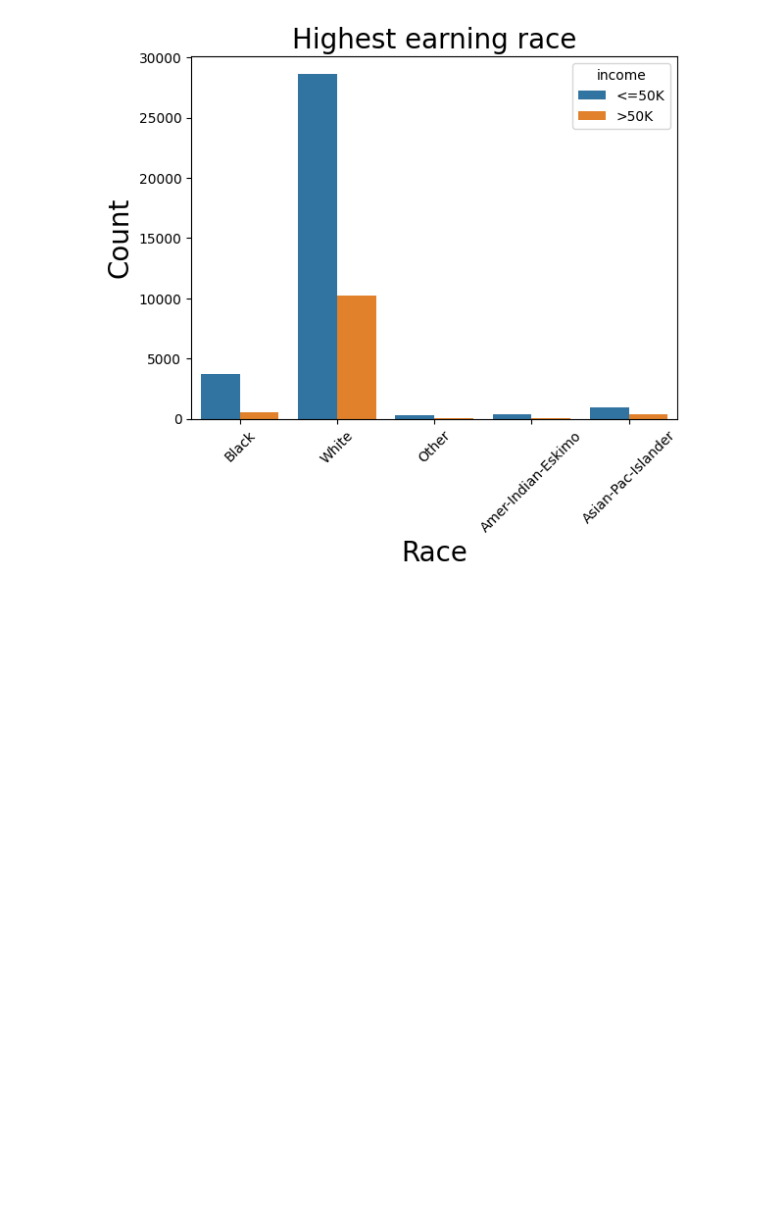
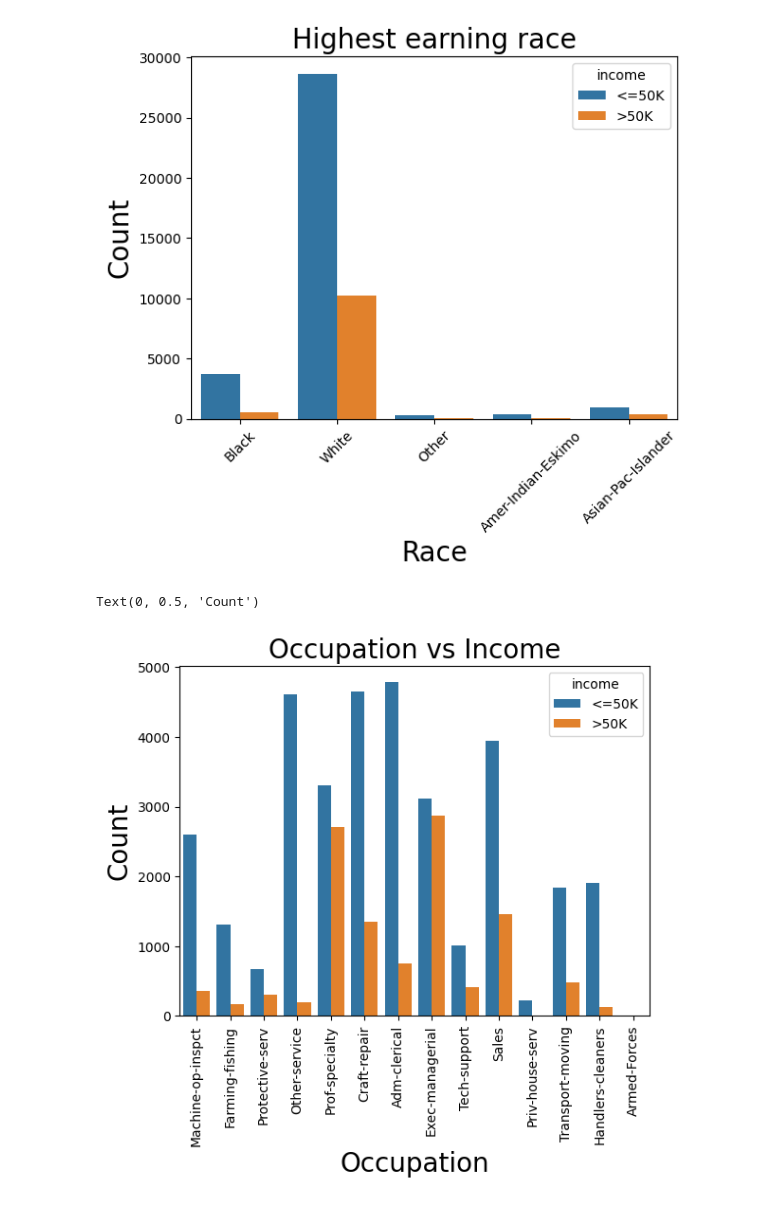
Before and after one commit to kodards/Census-DS-Project, a Jupyter notebook: census.ipynb, the cells around one changed output. Cells and saved outputs as stored; diff of their text form; code cells hidden in the pictures; blank space fills up the shorter version.

```diff
--- a/census.ipynb
+++ b/census.ipynb
@@ -289,3 +289,14 @@ plt.ylabel('Count', fontsize=20)
 # %% [output]
 Text(0, 0.5, 'Count')
 [figure]
+# %%
+top_d = census_df['occupation'].value_counts().tail(3).index
+filtered_d = census_df[df['occupation'].isin(top_d)]
+sns.countplot(data=census_df, x='occupation', hue='income')
+plt.xticks(rotation=90)
+plt.title('Occupation vs Income', fontsize='20')
+plt.xlabel('Occupation', fontsize='20')
+plt.ylabel('Count', fontsize='20')
+# %% [output]
+Text(0, 0.5, 'Count')
+[figure, added]
```
